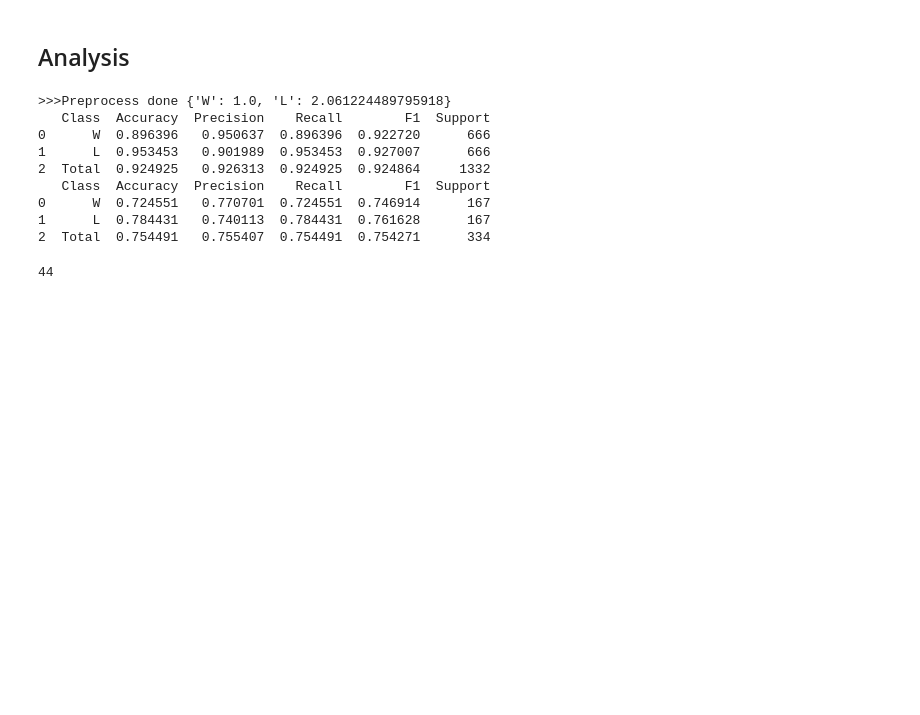
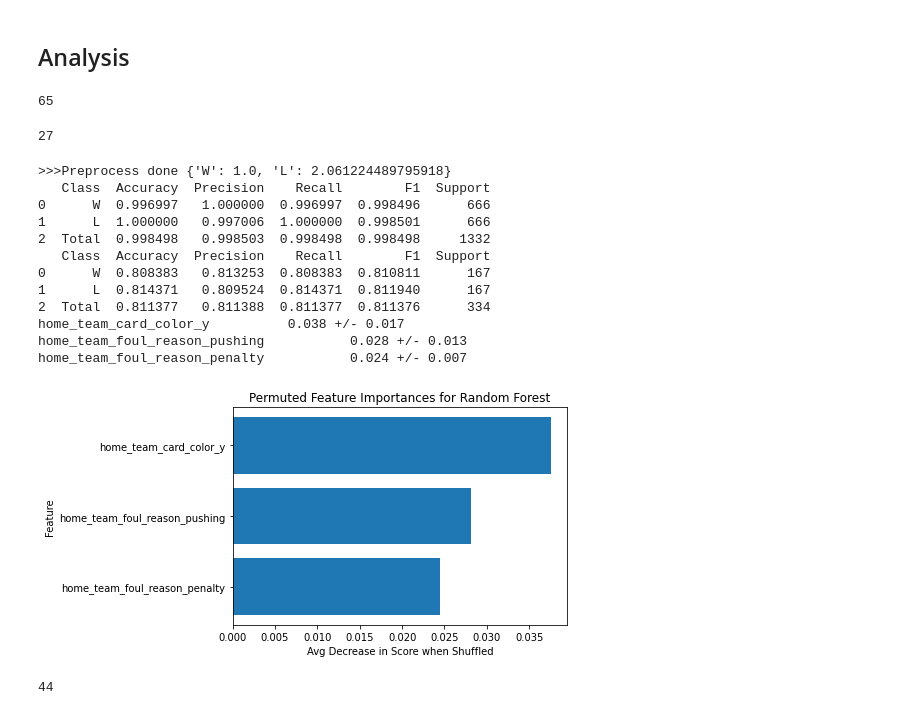
Before and after one commit to kcelebi/euro-football-officials-ML, a Jupyter notebook: pysrc/cleaning_ml.ipynb, the cells around one changed output. Drawn from its saved outputs; the diff is of its cells as text; code cells hidden in the pictures; blank space fills up the shorter version.

Commit message:
Adding figures

```diff
--- a/pysrc/cleaning_ml.ipynb
+++ b/pysrc/cleaning_ml.ipynb
@@ -263,19 +268,49 @@ train_test(Logitpipe, X, y, weight = True, down_sample = True, class_labels = ['
 2  Total  0.613772   0.638874  0.613772  0.595494      334
 # %% [markdown]
 ## Analysis
-# %%
-#clf = train_test(RFpipe, X, y, weight = True, down_sample = True, class_labels = ['W', 'L'], cm = False, seed = 144, return_clf = True)
-clf = train_test(RFpipe, X, y, weight = True, down_sample = True, class_labels = ['W', 'L'], cm = False, return_clf = True)
-# %% [output]
->>>Preprocess done {'W': 1.0, 'L': 2.061224489795918}
-   Class  Accuracy  Precision    Recall        F1  Support
-0      W  0.896396   0.950637  0.896396  0.922720      666
-1      L  0.953453   0.901989  0.953453  0.927007      666
-2  Total  0.924925   0.926313  0.924925  0.924864     1332
-   Class  Accuracy  Precision    Recall        F1  Support
-0      W  0.724551   0.770701  0.724551  0.746914      167
-1      L  0.784431   0.740113  0.784431  0.761628      167
-2  Total  0.754491   0.755407  0.754491  0.754271      334
+# %%
+np.argmin([tree.tree_.max_depth for tree in clf['rf'].estimators_])
+# %% [output]
+65
+# %%
+clf['rf'].estimators_[65].tree_.max_depth
+# %% [output]
+27
+# %%
+clf = train_test(RFpipe, X, y, weight = True, down_sample = True, class_labels = ['W', 'L'], cm = False, seed = 144, return_clf = True)
+X_ds, y_ds, weights = transform_target(X, y, class_labels = ['W','L'], weight = True, down_sample = True)
+X_train, X_test, y_train, y_test = train_test_split(X_ds, y_ds, test_size = 0.2, stratify = y_ds)
+r = permutation_importance(clf, X_test, y_test, n_repeats = 30)
+
+qual_idx = []
+for i in r.importances_mean.argsort()[::-1]:
+    if r.importances_mean[i] - 2* r.importances_std[i] > 0:
+        qual_idx += [i]
+        print("{feat}\t\t{mean} +/- {std}".format(
+            feat = X.columns[i],
+            mean = np.round(r.importances_mean[i], 3),
+            std = np.round(r.importances_std[i], 3)
+        ))
+
+plt.barh(X.columns[qual_idx][::-1], r.importances_mean[qual_idx][::-1])
+plt.title('Permuted Feature Importances for Random Forest')
+plt.xlabel('Avg Decrease in Score when Shuffled')
+plt.ylabel('Feature')
+plt.show()
+# %% [output]
+>>>Preprocess done {'W': 1.0, 'L': 2.061224489795918}
+   Class  Accuracy  Precision    Recall        F1  Support
+0      W  0.996997   1.000000  0.996997  0.998496      666
+1      L  1.000000   0.997006  1.000000  0.998501      666
+2  Total  0.998498   0.998503  0.998498  0.998498     1332
+   Class  Accuracy  Precision    Recall        F1  Support
+0      W  0.808383   0.813253  0.808383  0.810811      167
+1      L  0.814371   0.809524  0.814371  0.811940      167
+2  Total  0.811377   0.811388  0.811377  0.811376      334
+home_team_card_color_y          0.038 +/- 0.017
+home_team_foul_reason_pushing           0.028 +/- 0.013
+home_team_foul_reason_penalty           0.024 +/- 0.007
+[figure, added]
 # %%
 tree = clf['rf'].estimators_[0].tree_
 # %%
```
Also changed, not shown: parts of 5 cells of this notebook, 5 other files.
